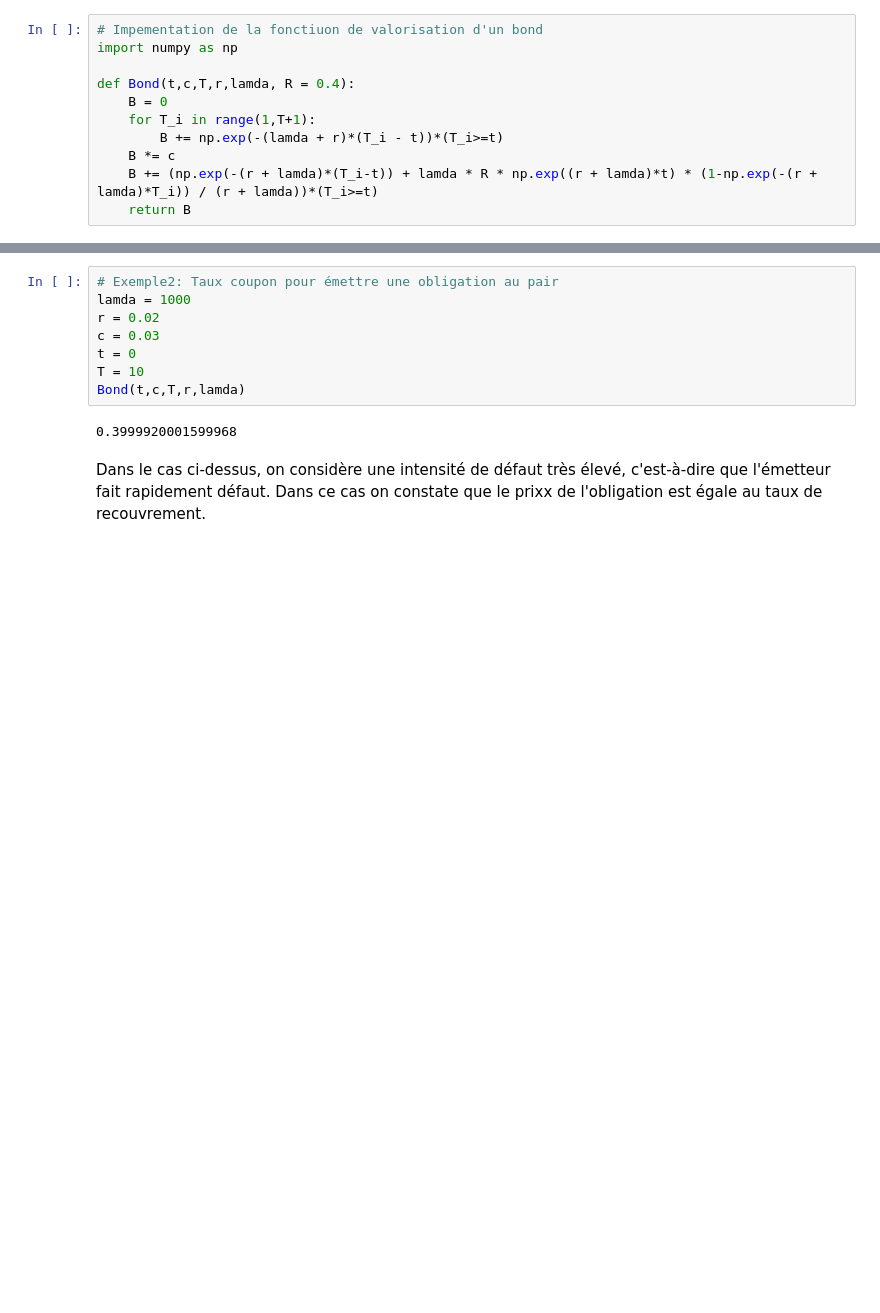
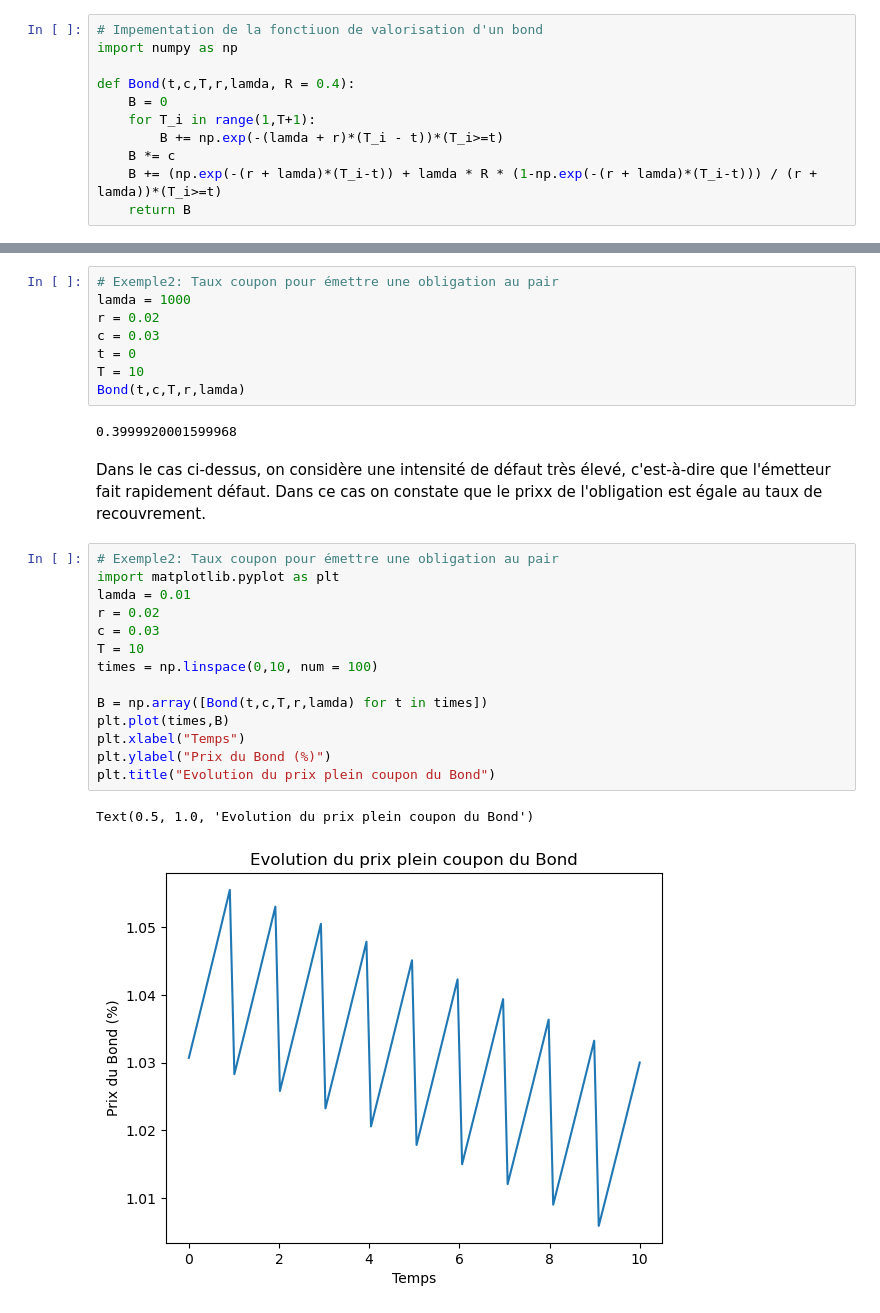
Before and after one commit to usenameFD/Asset-management, a Jupyter notebook: Liquidity/assetLiquidity.ipynb, the cells around one changed output, grey strips where cells are left out. Saved outputs shown, nothing was run; the diff lists cells and outputs as text; blank space fills up the shorter version.

```diff
--- a/Liquidity/assetLiquidity.ipynb
+++ b/Liquidity/assetLiquidity.ipynb
@@ -451,7 +451,7 @@ def Bond(t,c,T,r,lamda, R = 0.4):
     for T_i in range(1,T+1):
         B += np.exp(-(lamda + r)*(T_i - t))*(T_i>=t)
     B *= c
-    B += (np.exp(-(r + lamda)*(T_i-t)) + lamda * R * np.exp((r + lamda)*t) * (1-np.exp(-(r + lamda)*T_i)) / (r + lamda))*(T_i>=t)
+    B += (np.exp(-(r + lamda)*(T_i-t)) + lamda * R * (1-np.exp(-(r + lamda)*(T_i-t))) / (r + lamda))*(T_i>=t)
     return B
 # %%
 # Exemple1: Obligation au pair
@@ -510,3 +510,20 @@ Bond(t,c,T,r,lamda)
 0.3999920001599968
 # %% [markdown]
 Dans le cas ci-dessus, on considère une intensité de défaut très élevé, c'est-à-dire que l'émetteur fait rapidement défaut. Dans ce cas on constate que le prixx de l'obligation est égale au taux de recouvrement.
+# %%
+# Exemple2: Taux coupon pour émettre une obligation au pair
+import matplotlib.pyplot as plt
+lamda = 0.01
+r = 0.02
+c = 0.03
+T = 10
+times = np.linspace(0,10, num = 100)
+
+B = np.array([Bond(t,c,T,r,lamda) for t in times])
+plt.plot(times,B)
+plt.xlabel("Temps")
+plt.ylabel("Prix du Bond (%)")
+plt.title("Evolution du prix plein coupon du Bond")
+# %% [output]
+Text(0.5, 1.0, 'Evolution du prix plein coupon du Bond')
+[figure, added]
```
Also changed, not shown: parts of 15 cells of this notebook, 1 other file.
